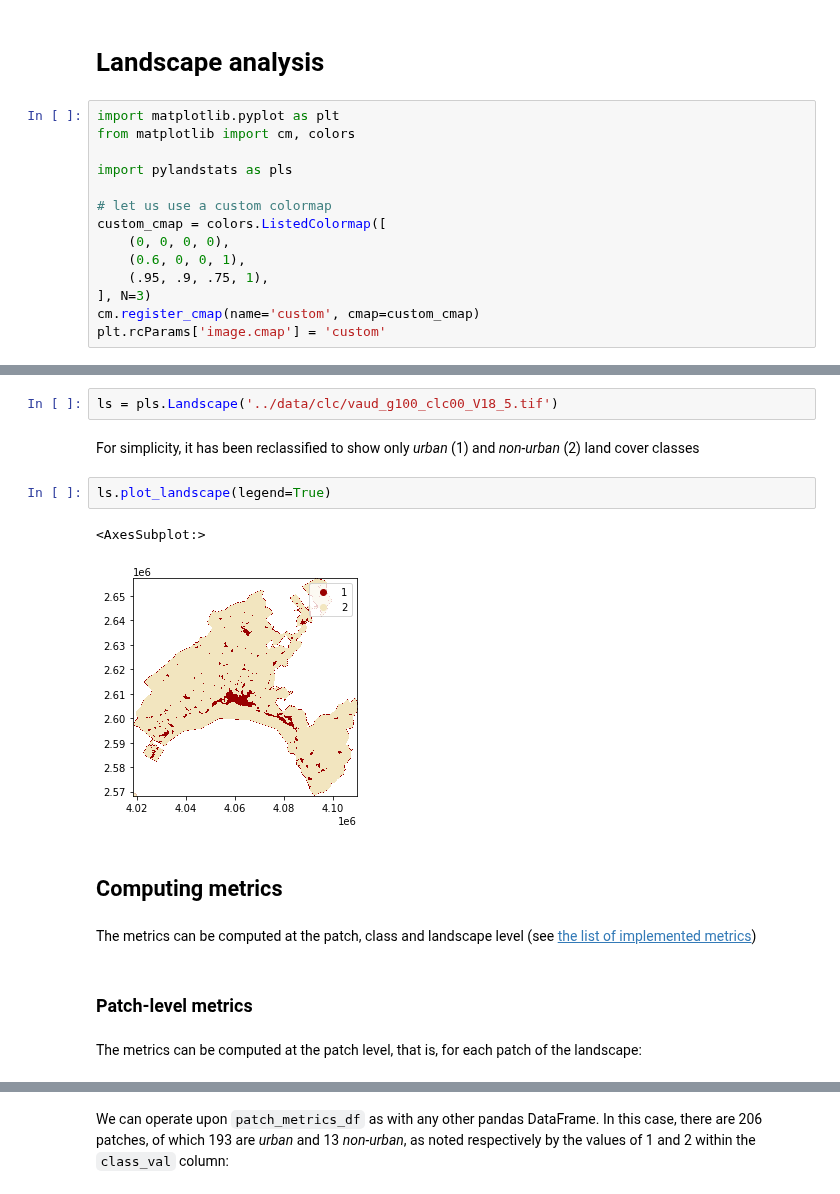
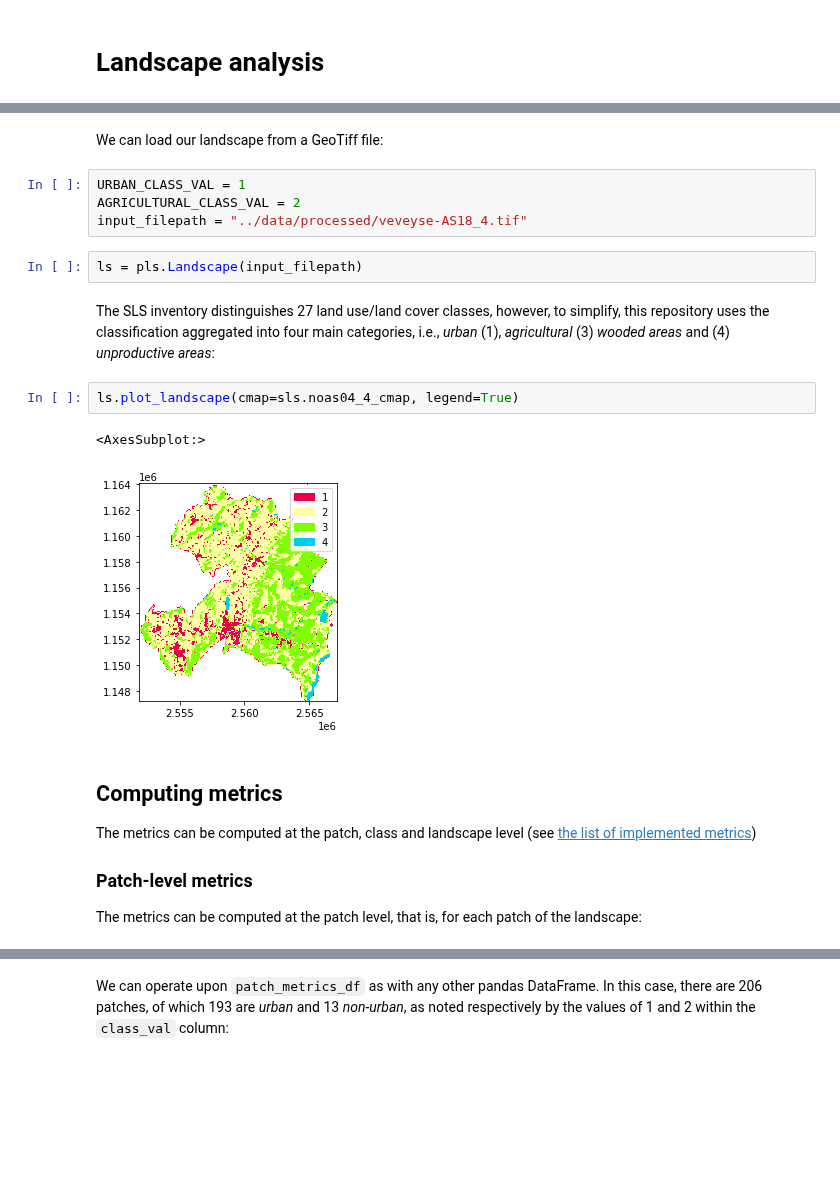
Before and after one commit to martibosch/pylandstats-notebooks, a Jupyter notebook: notebooks/01-landscape-analysis.ipynb, the cells around one changed output, grey strips where cells are left out. Saved outputs shown, nothing was run; the diff lists cells and outputs as text; blank space fills up the shorter version.

```diff
--- a/notebooks/01-landscape-analysis.ipynb
+++ b/notebooks/01-landscape-analysis.ipynb
@@ -1,16 +1,2 @@
 # %% [markdown]
 # Landscape analysis
-# %%
-import matplotlib.pyplot as plt
-from matplotlib import cm, colors
-
-import pylandstats as pls
-
-# let us use a custom colormap
-custom_cmap = colors.ListedColormap([
-    (0, 0, 0, 0),
-    (0.6, 0, 0, 1),
-    (.95, .9, .75, 1),
-], N=3)
-cm.register_cmap(name='custom', cmap=custom_cmap)
-plt.rcParams['image.cmap'] = 'custom'
@@ -19,20 +13,26 @@ We can load our landscape from a GeoTiff. We will use an extract of the Canton o
+# %% [markdown]
+We can load our landscape from a GeoTiff file:
+# %%
+URBAN_CLASS_VAL = 1
+AGRICULTURAL_CLASS_VAL = 2
+input_filepath = "../data/processed/veveyse-AS18_4.tif"
 # %%
-ls = pls.Landscape('../data/clc/vaud_g100_clc00_V18_5.tif')
+ls = pls.Landscape(input_filepath)
-# %% [markdown]
-For simplicity, it has been reclassified to show only *urban* (1) and *non-urban* (2) land cover classes
+# %% [markdown]
+The SLS inventory distinguishes 27 land use/land cover classes, however, to simplify, this repository uses the classification aggregated into four main categories, i.e., *urban* (1), *agricultural* (3) *wooded areas* and (4) *unproductive areas*:
 # %%
-ls.plot_landscape(legend=True)
+ls.plot_landscape(cmap=sls.noas04_4_cmap, legend=True)
 # %% [output]
 <AxesSubplot:>
-[figure, old version]
+[figure, new version]
-# %% [markdown]
-## Computing metrics
 # %% [markdown]
+## Computing metrics
+
 The metrics can be computed at the patch, class and landscape level (see [the list of implemented metrics](https://pylandstats.readthedocs.io/en/latest/landscape.html#list-of-implemented-metrics))
+
+### Patch-level metrics
+
+The metrics can be computed at the patch level, that is, for each patch of the landscape:
-# %% [markdown]
-### Patch-level metrics
-# %% [markdown]
-The metrics can be computed at the patch level, that is, for each patch of the landscape:
 # %%
 patch_metrics_df = ls.compute_patch_metrics_df()
 patch_metrics_df.head()
```
Also changed, not shown: parts of 24 cells of this notebook, 34 other files.
